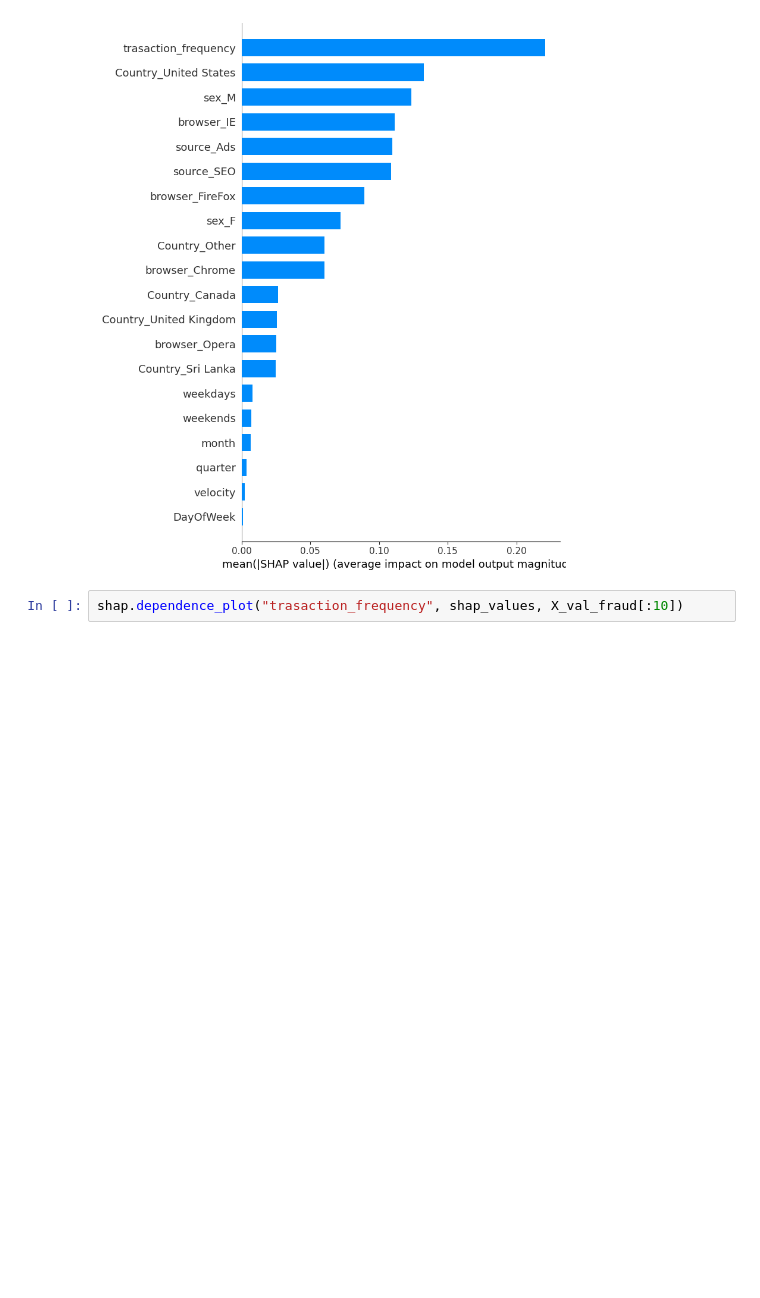
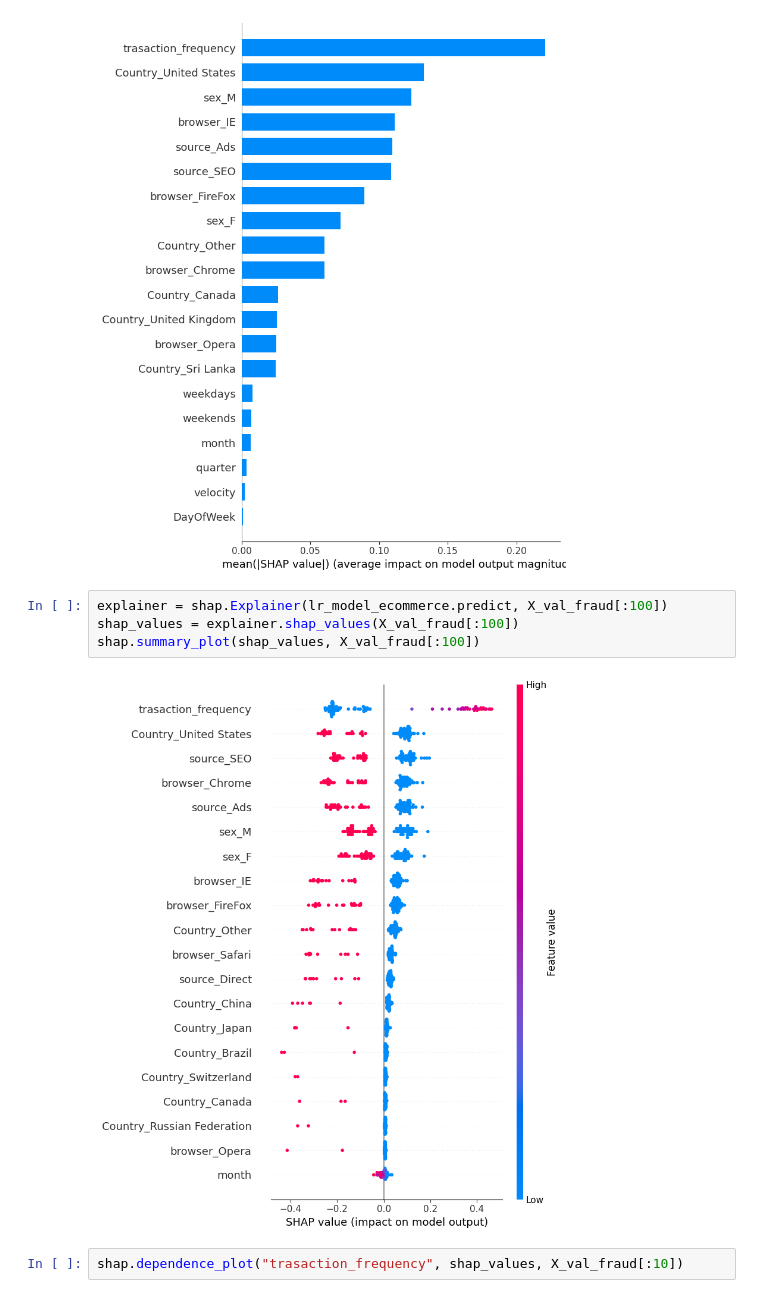
Before and after one commit to Yosef-ft/FraudDetection, a Jupyter notebook: notebooks/Model_interpretability.ipynb, the cells around one changed output. Saved outputs shown, nothing was run; the diff lists cells and outputs as text; blank space fills up the shorter version.

Commit message:
More plots to interprate the trained models

```diff
--- a/notebooks/Model_interpretability.ipynb
+++ b/notebooks/Model_interpretability.ipynb
@@ -109,6 +109,12 @@ shap_values = explainer.shap_values(X_val_fraud[:10])
 shap.summary_plot(shap_values, X_val_fraud[:10], plot_type="bar")
 # %% [output]
 [figure]
+# %%
+explainer = shap.Explainer(lr_model_ecommerce.predict, X_val_fraud[:100])
+shap_values = explainer.shap_values(X_val_fraud[:100])
+shap.summary_plot(shap_values, X_val_fraud[:100])
+# %% [output]
+[figure, added]
 # %%
 shap.dependence_plot("trasaction_frequency", shap_values, X_val_fraud[:10])
 # %% [output]
```
